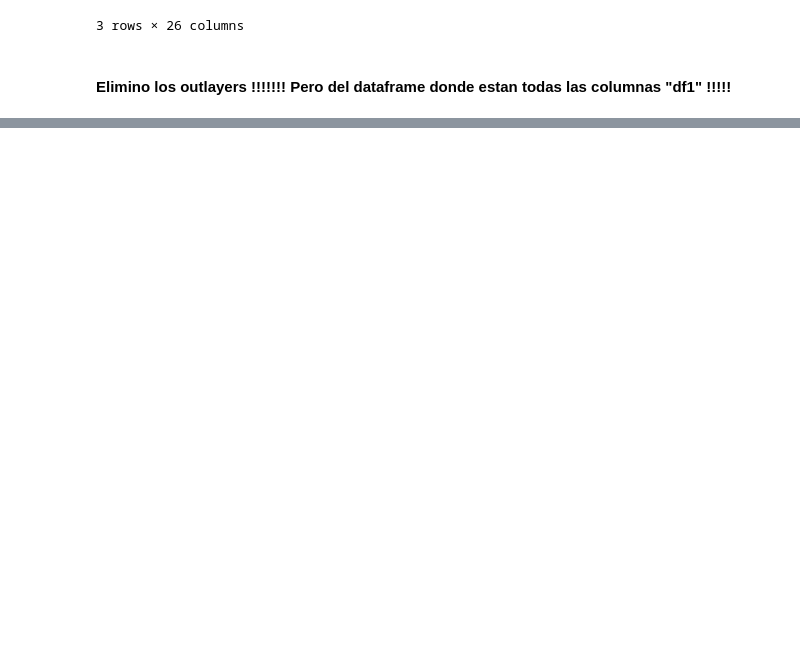
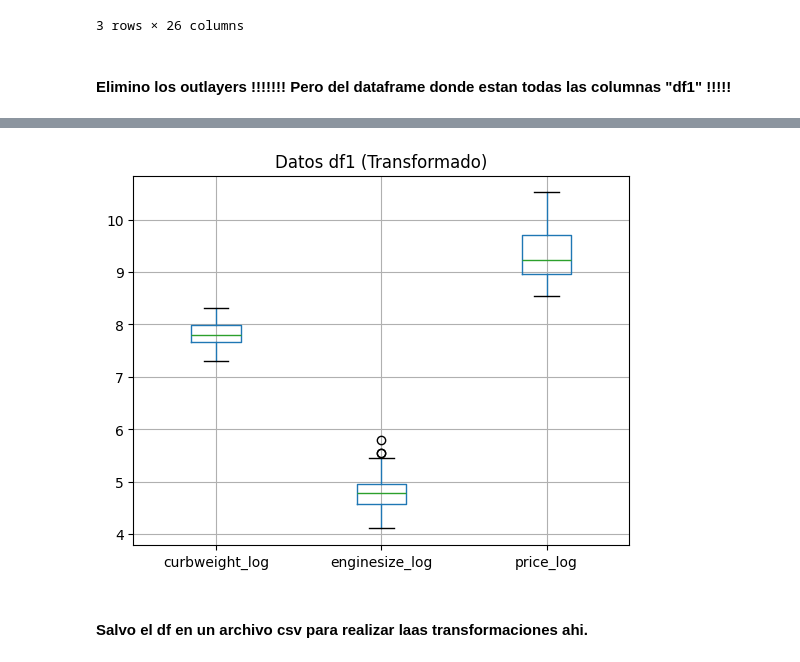
Before and after one commit to Remolino777/Cars--market, a Jupyter notebook: clean_data.ipynb, the cells around one changed output, grey strips where cells are left out. Cells and saved outputs as stored; diff of their text form; code cells hidden in the pictures; blank space fills up the shorter version.

```diff
--- a/clean_data.ipynb
+++ b/clean_data.ipynb
@@ -316,0 +309,9 @@ df2 = df.copy()
+# %%
+### Aplicamos trasnformacion logaritmica para los valores 'price', 'enginesize', 'curbweight'
+
+df1['price_log'] = np.log(df1['price'])
+df1['enginesize_log'] = np.log(df1['enginesize'])
+df1['curbweight_log'] = np.log(df1['curbweight'])
+
+df1_log = df1[['curbweight_log', 'enginesize_log','price_log']]
+df1_log
@@ -316,0 +332,11 @@ df2 = df.copy()
+# %%
+df1_log.boxplot()
+
+plt.title('Datos df1 (Transformado)')
+
+
+plt.show()
+# %% [output]
+[figure, added]
+# %% [markdown]
+#### Salvo el df en un archivo csv para realizar laas transformaciones ahi.
```
Also changed, not shown: parts of 15 cells of this notebook, 1 other file.
